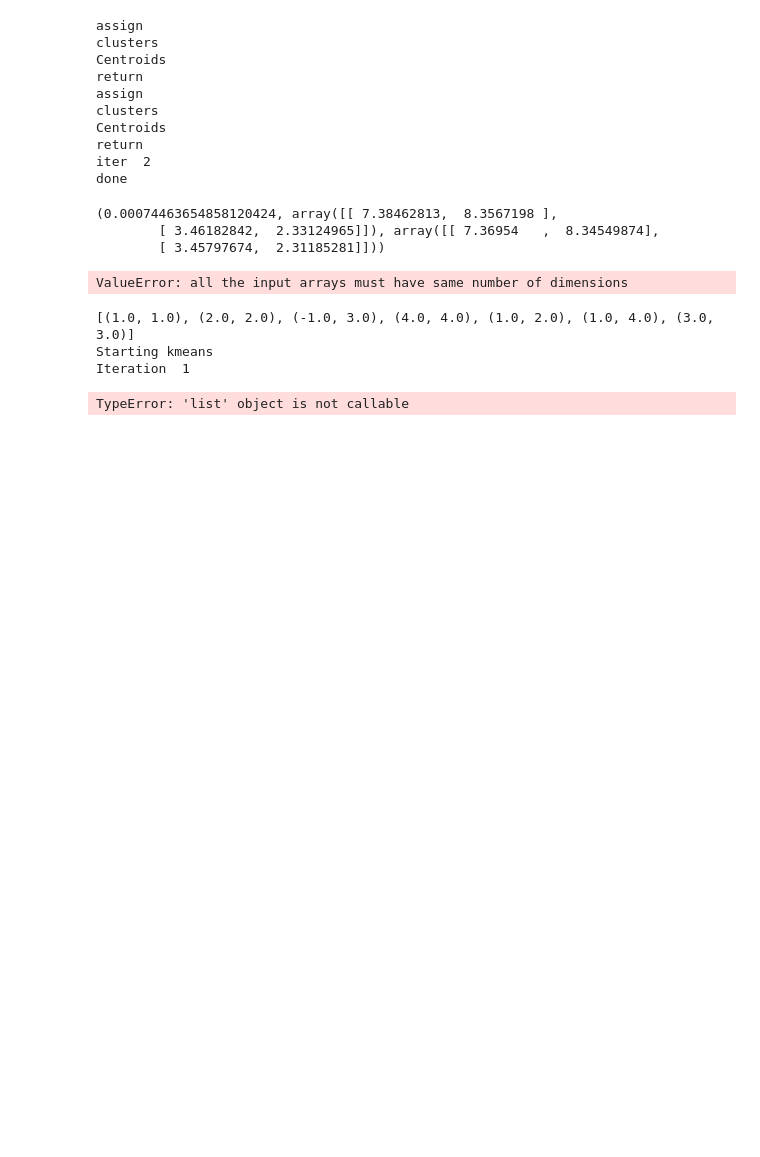
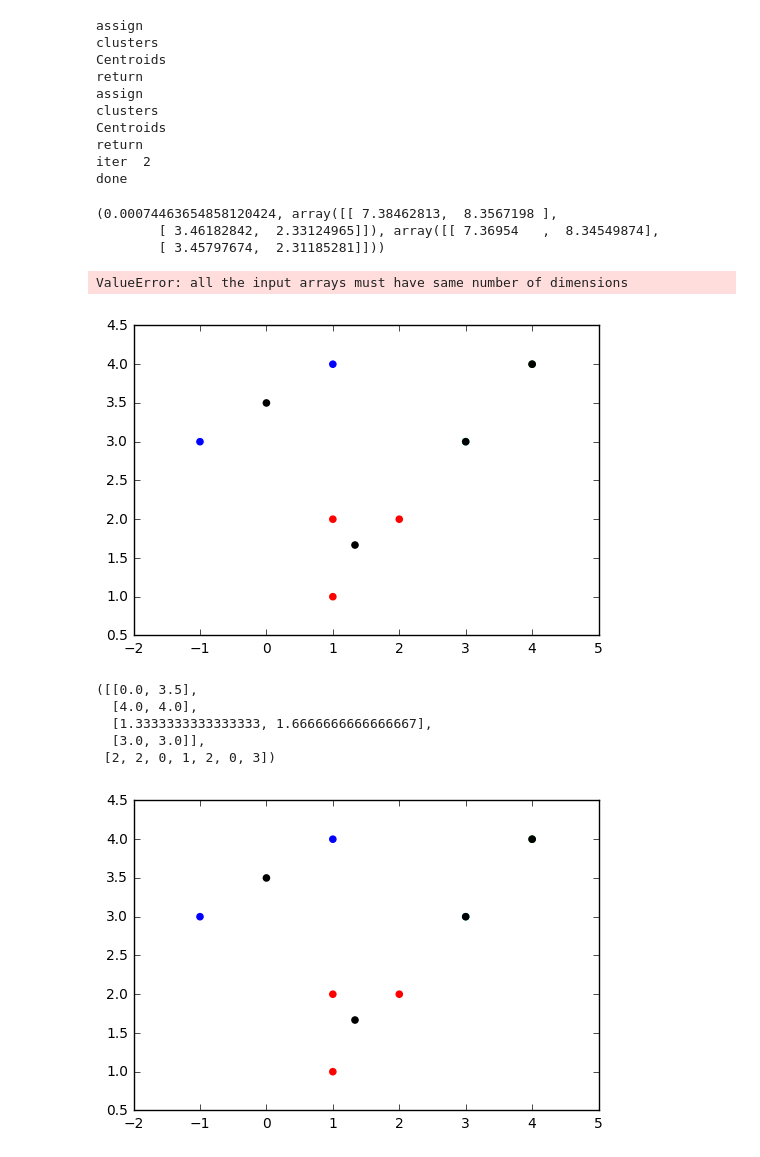
Before and after one commit to perlanie/DataMite, a Jupyter notebook: KMeans.ipynb, the cells around one changed output. Saved outputs shown, nothing was run; the diff lists cells and outputs as text; code cells hidden in the pictures; blank space fills up the shorter version.

```diff
--- a/KMeans.ipynb
+++ b/KMeans.ipynb
@@ -194,16 +194,21 @@ ValueError: all the input arrays must have same number of dimensions
 # %%
 def get_kmeans_data(file_name):
     vectors= []
     with open(file_name, 'r') as file_handler:
         for line in file_handler:
             vector = [float(v.strip()) for v in line.strip().split(',')]
             vectors.append(vector)
         print(vectors)
     return vectors
-
-kMeans(4, get_kmeans_data("in.txt"), False)
+X = np.ndarray((0,dim))
+v = get_kmeans_data("in.txt")
+X = np.append(X, v, axis=0);
+kMeans(4, v, False)
 # %% [output]
+[figure, added]
-[(1.0, 1.0), (2.0, 2.0), (-1.0, 3.0), (4.0, 4.0), (1.0, 2.0), (1.0, 4.0), (3.0, 3.0)]
-Starting kmeans
-Iteration  1
+([[0.0, 3.5],
+  [4.0, 4.0],
+  [1.3333333333333333, 1.6666666666666667],
+  [3.0, 3.0]],
+ [2, 2, 0, 1, 2, 0, 3])
-TypeError: 'list' object is not callable
+[figure, added]
```
Also changed, not shown: parts of 2 cells of this notebook.
